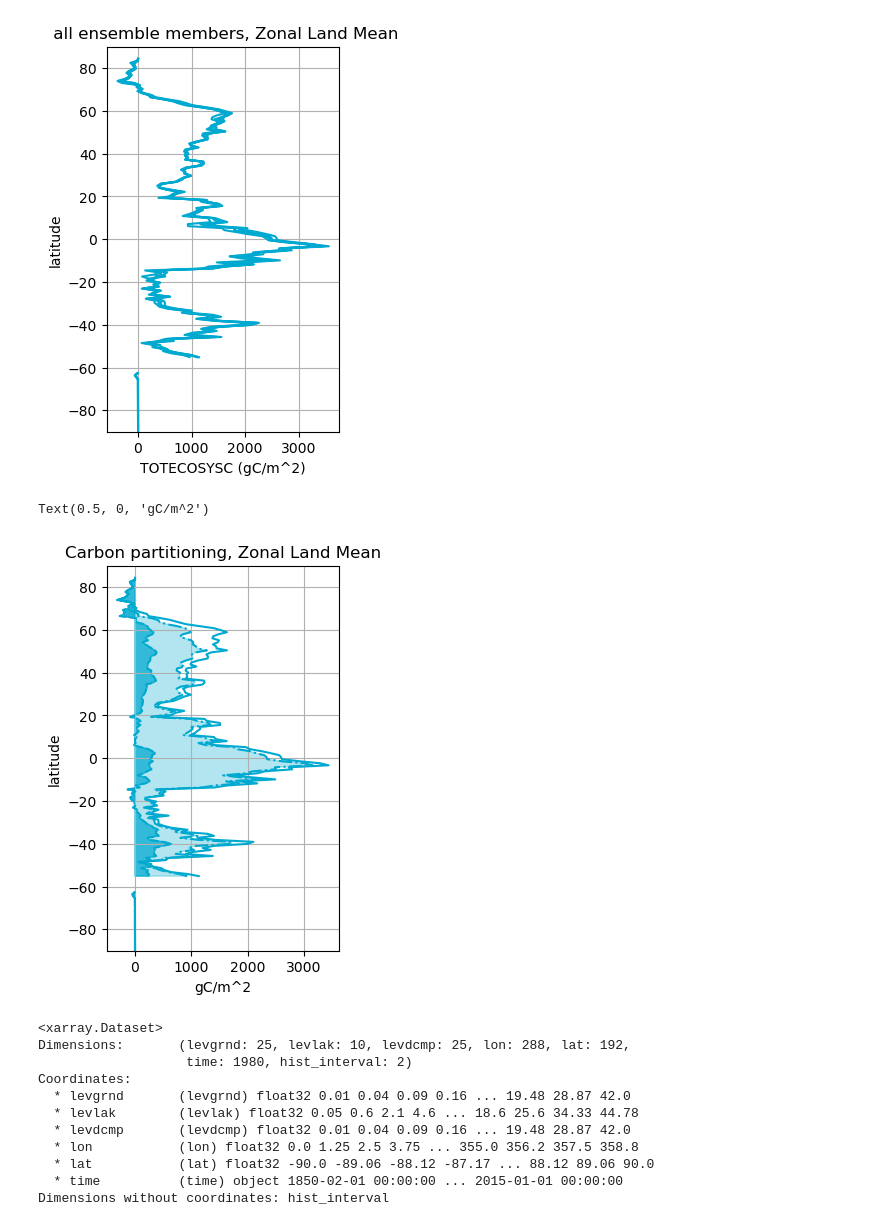
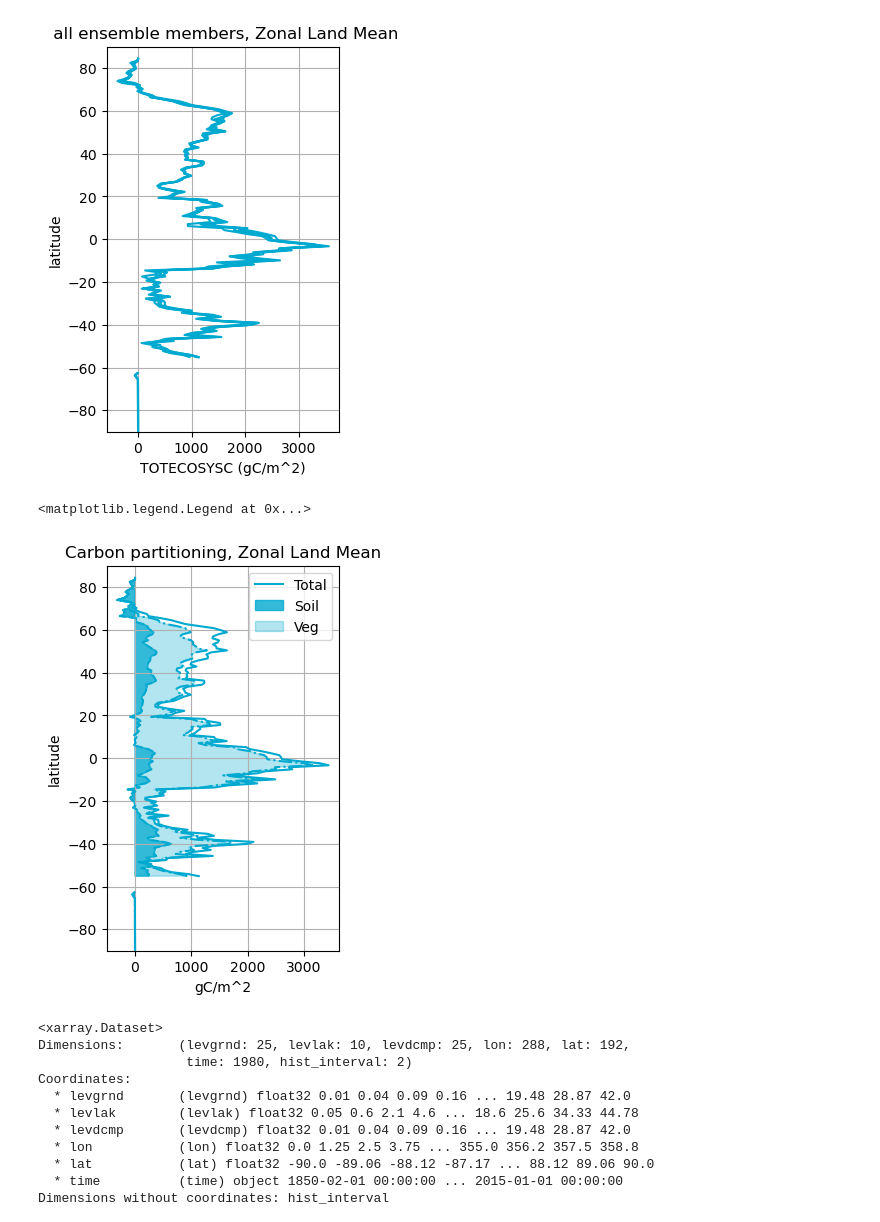
Before and after one commit to NCAR/CESM-emission-driven-run-tutorial, a Jupyter notebook: analysis_notebooks/land_carbon_analysis.ipynb, the cells around one changed output. Saved outputs shown, nothing was run; the diff lists cells and outputs as text; code cells hidden in the pictures.

Commit message:
updated legend and emissions notebook

```diff
--- a/analysis_notebooks/land_carbon_analysis.ipynb
+++ b/analysis_notebooks/land_carbon_analysis.ipynb
@@ -685,38 +685,39 @@ zonal_delta_TOTVEGC = (end_run.mean(dim='year') - beg_run.mean(dim='year'))
 
 #-- Soil Carbon
 var = 'TOTSOMC'
 zonal_ave=ds[var].groupby(ds['time.year']).mean(dim='time').mean(dim='lon')
 end_run = zonal_ave.sel(year=slice(endyear-20 ,endyear))
 beg_run = zonal_ave.sel(year=slice(startyear ,startyear+1))
 zonal_delta_TOTSOMC = (end_run.mean(dim='year') - beg_run.mean(dim='year'))
 
 #-- Litter carbon is the left over part
 #var = 'TOTLITC'
 #zonal_ave=ds[var].groupby(ds['time.year']).mean(dim='time').mean(dim='lon')
 #end_run = zonal_ave.sel(year=slice(endyear-20 ,endyear))
 #beg_run = zonal_ave.sel(year=slice(startyear ,startyear+1))
 #zonal_delta_TOTLITC = (end_run.mean(dim='year') - beg_run.mean(dim='year'))
 
 # plot lines
-zonal_delta_TOTECOSYSC.plot(ax=axis,y='lat',color=colorlist[c])
+zonal_delta_TOTECOSYSC.plot(ax=axis,y='lat',color=colorlist[c],label='Total')
 zonal_delta_TOTSOMC.plot(ax=axis,y='lat',color=colorlist[c],linestyle='--')
 (zonal_delta_TOTVEGC+zonal_delta_TOTSOMC).plot(ax=axis,y='lat',color=colorlist[c],linestyle='-.')
 #zonal_delta_TOTLITC.plot(ax=axis,y='lat',color=colorlist[c],linestyle=':') #left over is litter
 
 # plot shaded area
-fg = axis.fill_betweenx(zonal_ave.lat,0, zonal_delta_TOTSOMC,alpha=0.8,color=colorlist[c])
-fg2 = axis.fill_betweenx(zonal_ave.lat,zonal_delta_TOTSOMC,(zonal_delta_TOTVEGC+zonal_delta_TOTSOMC),alpha=0.3,color=colorlist[c])
+fg = axis.fill_betweenx(zonal_ave.lat,0, zonal_delta_TOTSOMC,alpha=0.8,color=colorlist[c],label='Soil')
+fg2 = axis.fill_betweenx(zonal_ave.lat,zonal_delta_TOTSOMC,(zonal_delta_TOTVEGC+zonal_delta_TOTSOMC),alpha=0.3,color=colorlist[c],label='Veg')
 
 
 axis.set_ylabel('')
 plt.ylim([-90, 90])
 axis.grid(True)
 plt.title('Carbon partitioning, Zonal Land Mean')
 plt.ylabel('latitude')
 plt.xlabel('gC/m^2')
+plt.legend()
 # %% [output]
-Text(0.5, 0, 'gC/m^2')
+<matplotlib.legend.Legend at 0x...>
-[figure, old version]
+[figure, new version]
 # %%
 c=0
 ensm=0
```
